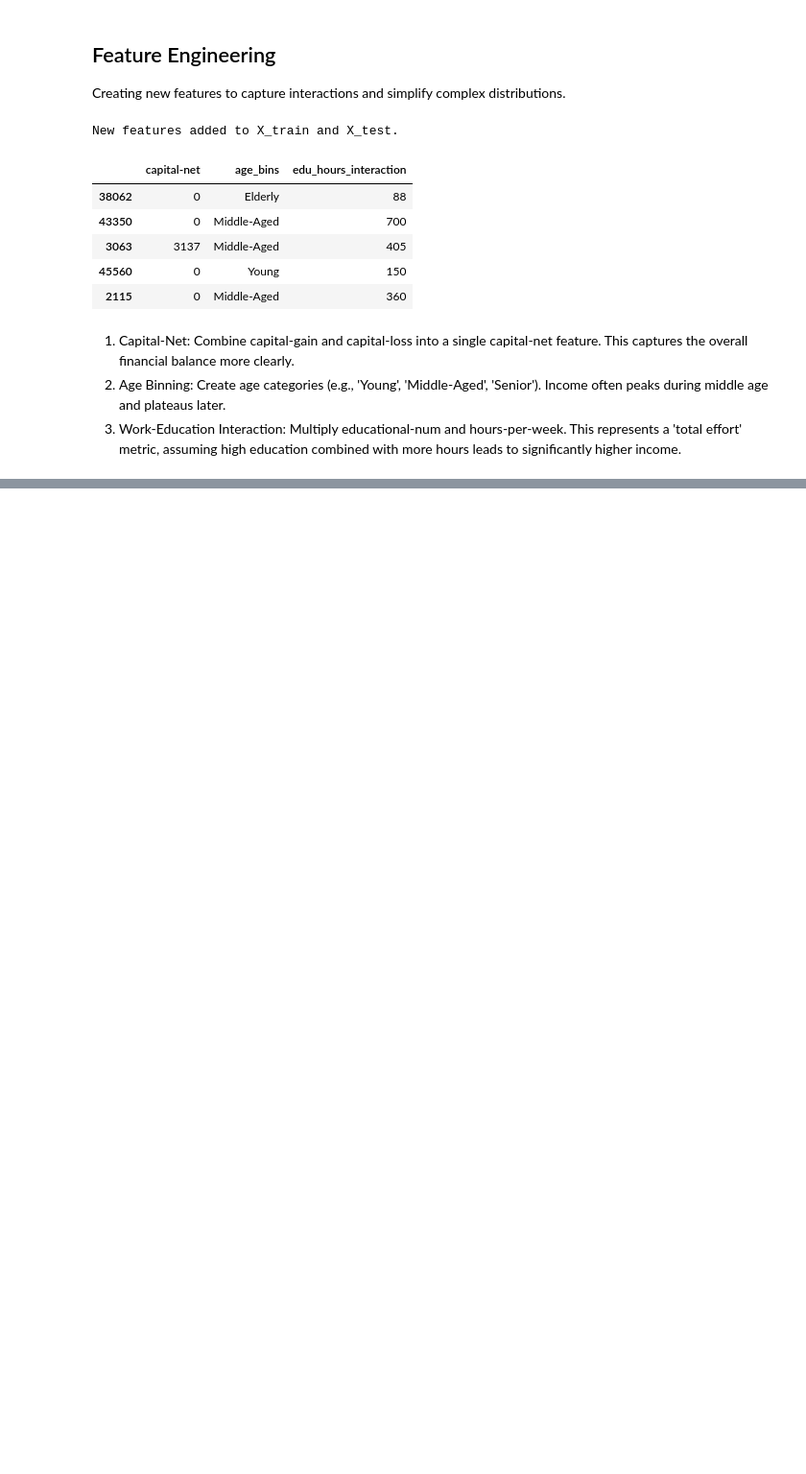
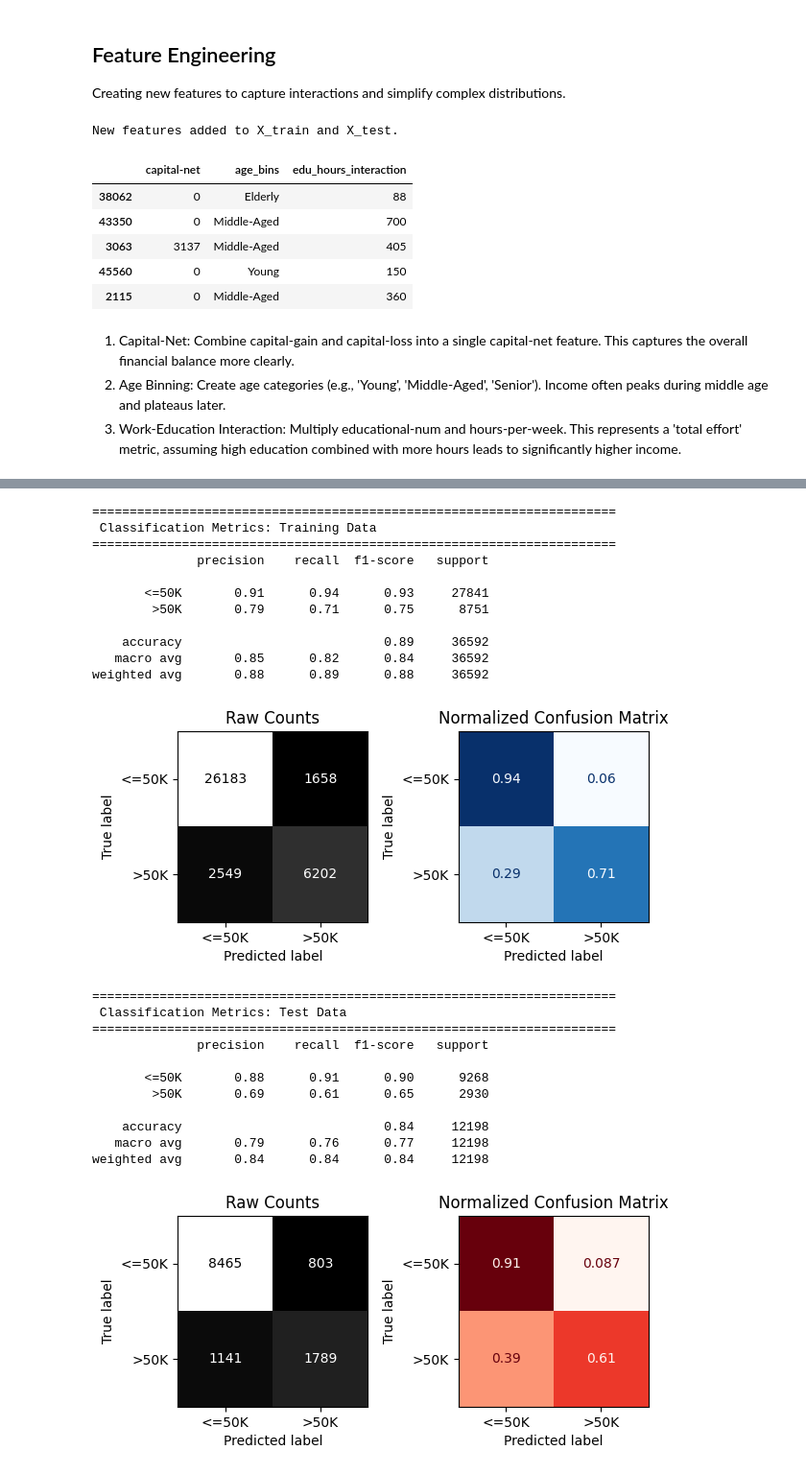
Before and after one commit to Dounia-Awni/Adult_Income_Project, a Jupyter notebook: Project2.ipynb, the cells around one changed output, grey strips where cells are left out. Shown at 96% size. Saved outputs shown, nothing was run; the diff lists cells and outputs as text; code cells hidden in the pictures; blank space fills up the shorter version.

```diff
--- a/Project2.ipynb
+++ b/Project2.ipynb
@@ -1462,0 +1460,5 @@ Engineered features successfully merged into final master datasets.
+# %%
+#Update X_train and X_test to the new dataset
+X_train = X_train_final_df.copy()
+X_test = X_test_final_df.copy()
+X_train.head()
@@ -1462,0 +1537,28 @@ Engineered features successfully merged into final master datasets.
+# %%
+#Obtain evaluation metrics using custom function
+evaluate_classification(knn_pipe, X_train, y_train, X_test, y_test)
+# %% [output]
+======================================================================
+ Classification Metrics: Training Data
+======================================================================
+              precision    recall  f1-score   support
+
+       <=50K       0.91      0.94      0.93     27841
+        >50K       0.79      0.71      0.75      8751
+
+    accuracy                           0.89     36592
+   macro avg       0.85      0.82      0.84     36592
+weighted avg       0.88      0.89      0.88     36592
+[figure, added]
+======================================================================
+ Classification Metrics: Test Data
+======================================================================
+              precision    recall  f1-score   support
+
+       <=50K       0.88      0.91      0.90      9268
+        >50K       0.69      0.61      0.65      2930
+
+    accuracy                           0.84     12198
+   macro avg       0.79      0.76      0.77     12198
+weighted avg       0.84      0.84      0.84     12198
+[figure, added]
```
Also changed, not shown: parts of 21 cells of this notebook.
